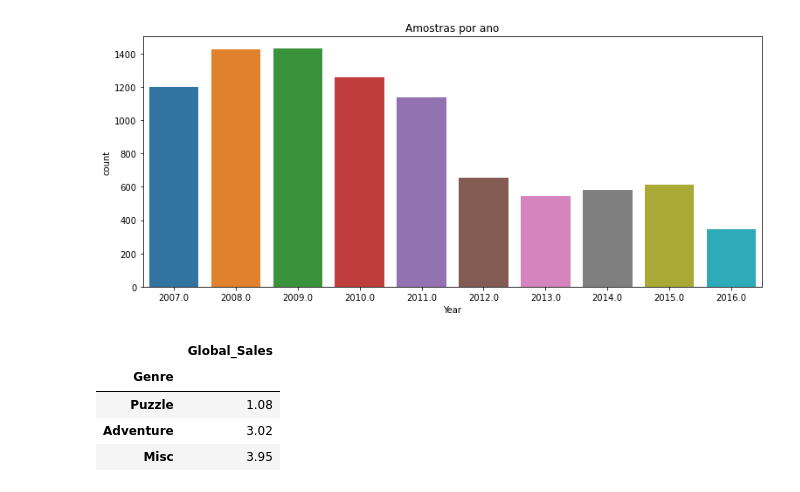
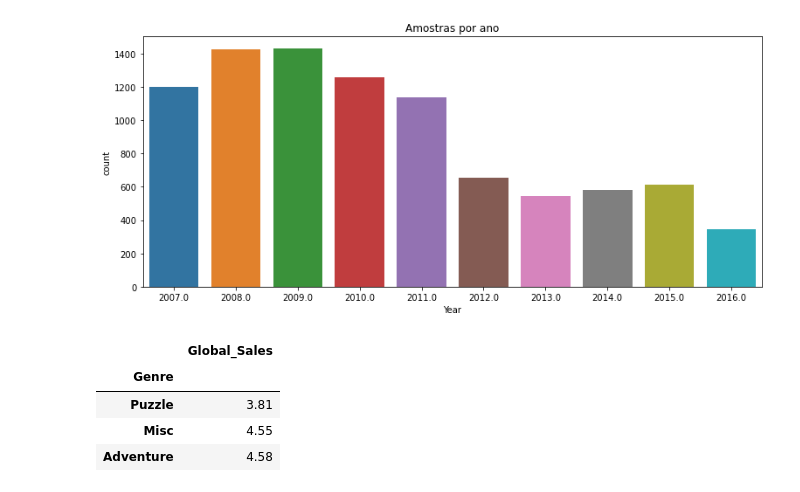
Before and after one commit to lucianoaclemente/machine_learning, a Jupyter notebook: analise_venda_de_jogos.ipynb, the cells around one changed output. Cells and saved outputs as stored; diff of their text form; code cells hidden in the pictures.

```diff
--- a/analise_venda_de_jogos.ipynb
+++ b/analise_venda_de_jogos.ipynb
@@ -31,21 +52,18 @@ plt.title("Amostras por ano")
 # %% [output]
 Text(0.5, 1.0, 'Amostras por ano')
 [figure]
-# %%
-df = df.dropna()
-df["Name"] = df["Name"] + " (" + df["Genre"] + ", " + df["Platform"] + ")"
 # %%
-# Filtrando jogos que foram vendidos em todas as regiões entre 2007 e 2010 abaixo de 1 milhão de cópias, exceto Nintendo
-df_sales = df[(df["Year"] >= 2007) & (df["Year"] <= 2010) & (df["Publisher"] != "Nintendo")][['Genre', 'NA_Sales', 'EU_Sales', 'JP_Sales', 'Global_Sales', 'Name']]
+# Filtrando jogos que foram vendidos em todas as regiões entre 2007 e 2010 abaixo de 1 milhão de dolares
+df_sales = df[(df["Year"] >= 2007) & (df["Year"] <= 2010)]
 df_sales = df_sales[(df_sales['NA_Sales'] > 0) & (df_sales['EU_Sales'] > 0) & (df_sales['JP_Sales'] > 0) & (df_sales['Global_Sales'] < 1.0)]
+df_sales["Name"] = df_sales["Name"] + " (" + df_sales["Genre"] + ", " + df_sales["Platform"] + ")"
 # %%
 # Recuperando o ranking de vendas
 df_sales_genre = df_sales.groupby(["Genre"]).aggregate("sum")[['Global_Sales']].sort_values(['Global_Sales'],ascending=True).head(3)
-df_sales = df_sales[df_sales["Genre"].isin(df_sales_genre.index)]
 df_sales_genre
 # %% [output]
 |  | Global_Sales |
 | Genre |  |
-| Puzzle | 1.08 |
-| Adventure | 3.02 |
-| Misc | 3.95 |
+| Puzzle | 3.81 |
+| Misc | 4.55 |
+| Adventure | 4.58 |
```
Also changed, not shown: parts of 9 cells of this notebook.
